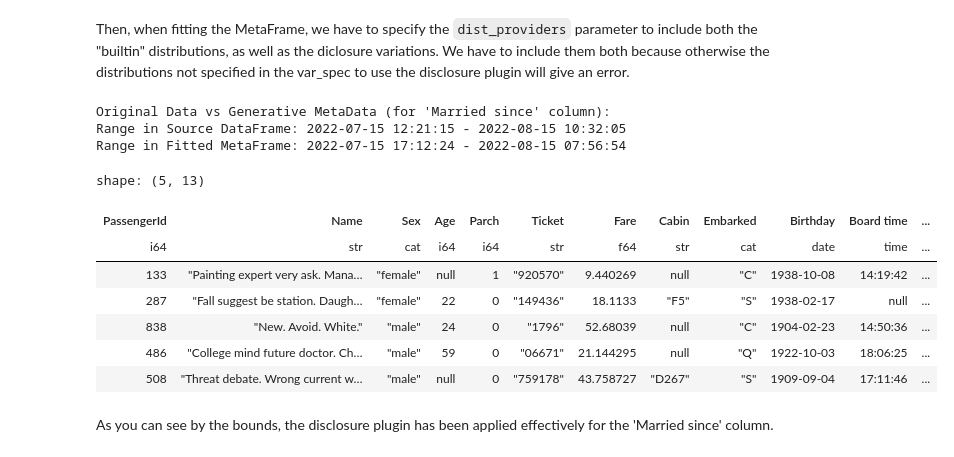
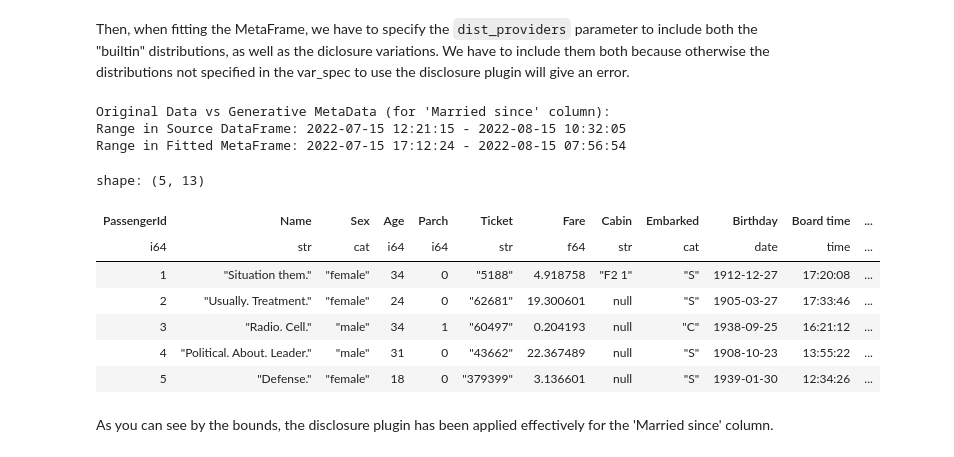
Before and after one commit to sodascience/metasyn-disclosure-control, a Jupyter notebook: examples/usage.ipynb, the cells around one changed output. Cells and saved outputs as stored; diff of their text form; code cells hidden in the pictures.

```diff
--- a/examples/usage.ipynb
+++ b/examples/usage.ipynb
@@ -47,8 +44,14 @@ First, let's look at what happens when we fit a MetaFrame to the data without th
 # %% [markdown]
 ### Without Disclosure Control
 # %%
+# The var spec is optional, but helps overcome the "Variable was detected to be unique, but has not explicitly been set to unique" warning we would otherwise get.
+spec = {
+    VarSpec("PassengerId", unique=True)
+}
+
 mf = MetaFrame.fit_dataframe(
     df=df,
+    var_specs=spec
 )
 
 print(
@@ -75,8 +74,13 @@ By using the disclosure plugin, we can prevent this privacy concern.
 
 We can opt to use the disclosure plugin for the entire MetaFrame, by setting the `privacy` parameter to `DisclosurePrivacy()` when fitting the MetaFrame.
 # %%
+spec = {
+    VarSpec("PassengerId", unique=True)
+}
+
 mf_disclosure = MetaFrame.fit_dataframe(
     df=df,
+    var_specs=spec,
     privacy=DisclosurePrivacy(),  # Make the entire MetaFrame use disclosure control
 )
 
@@ -111,12 +101,12 @@ We can fix this by manually specifying the distributions for the variables that
 # %%
-specs = [
-    # Specify cabin to have a RegexDistribution
-    {"name": "Cabin", "distribution": RegexDistribution(r"[ABCDEF][0-9]{2,3}")},
-]
+spec = {
+    VarSpec("PassengerId", unique=True),
+    VarSpec("Cabin", distribution=RegexDistribution(r"[ABCDEF][0-9]{2,3}")) # Specify cabin to have a RegexDistribution
+}
 
 mf_disclosure = MetaFrame.fit_dataframe(
     df=df,
-    var_specs=specs,
+    var_specs=spec,
     privacy=DisclosurePrivacy(),
 )
 
@@ -142,38 +132,38 @@ To do so, we have to specify the `privacy` parameter for the variable in the var
 
 We can do this as follows:
 # %%
-specs_disclosure = [
-    # Use disclosure control for the 'Married since' column
-    {"name": "Married since", "privacy": DisclosurePrivacy()}
-]
+spec = {
+    VarSpec("PassengerId", unique=True),
+    VarSpec("Married since", privacy=DisclosurePrivacy()) # Use disclosure control for the 'Married since' column
+}
 # %% [markdown]
 Then, when fitting the MetaFrame, we have to specify the `dist_providers` parameter to include both the "builtin" distributions, as well as the diclosure variations.
 We have to include them both because otherwise the distributions not specified in the var_spec to use the disclosure plugin will give an error.
 # %%
 mf_disclosure_alt = MetaFrame.fit_dataframe(
     df=df,
-    var_specs=specs_disclosure,
+    var_specs=spec,
 )
 
 print(
     f"Original Data vs Generative MetaData (for 'Married since' column):\n"
     f"Range in Source DataFrame: {df['Married since'].min()} - {df['Married since'].max()}\n"
     f"Range in Fitted MetaFrame: {mf_disclosure_alt['Married since'].distribution.lower} - {mf_disclosure_alt['Married since'].distribution.upper}"
 )
 
 mf_disclosure_alt.synthesize(5)
 # %% [output]
 Original Data vs Generative MetaData (for 'Married since' column):
 Range in Source DataFrame: 2022-07-15 12:21:15 - 2022-08-15 10:32:05
 Range in Fitted MetaFrame: 2022-07-15 17:12:24 - 2022-08-15 07:56:54
 shape: (5, 13)
 | PassengerId | Name | Sex | Age | Parch | Ticket | Fare | Cabin | Embarked | Birthday | Board time | ... |
 | i64 | str | cat | i64 | i64 | str | f64 | str | cat | date | time | ... |
-| 133 | "Painting expert very ask. Mana… | "female" | null | 1 | "920570" | 9.440269 | null | "C" | 1938-10-08 | 14:19:42 | ... |
-| 287 | "Fall suggest be station. Daugh… | "female" | 22 | 0 | "149436" | 18.1133 | "F5" | "S" | 1938-02-17 | null | ... |
-| 838 | "New. Avoid. White." | "male" | 24 | 0 | "1796" | 52.68039 | null | "C" | 1904-02-23 | 14:50:36 | ... |
-| 486 | "College mind future doctor. Ch… | "male" | 59 | 0 | "06671" | 21.144295 | null | "Q" | 1922-10-03 | 18:06:25 | ... |
-| 508 | "Threat debate. Wrong current w… | "male" | null | 0 | "759178" | 43.758727 | "D267" | "S" | 1909-09-04 | 17:11:46 | ... |
+| 1 | "Situation them." | "female" | 34 | 0 | "5188" | 4.918758 | "F2 1" | "S" | 1912-12-27 | 17:20:08 | ... |
+| 2 | "Usually. Treatment." | "female" | 24 | 0 | "62681" | 19.300601 | null | "S" | 1905-03-27 | 17:33:46 | ... |
+| 3 | "Radio. Cell." | "male" | 34 | 1 | "60497" | 0.204193 | null | "C" | 1938-09-25 | 16:21:12 | ... |
+| 4 | "Political. About. Leader." | "male" | 31 | 0 | "43662" | 22.367489 | null | "S" | 1908-10-23 | 13:55:22 | ... |
+| 5 | "Defense." | "female" | 18 | 0 | "379399" | 3.136601 | null | "S" | 1939-01-30 | 12:34:26 | ... |
 # %% [markdown]
 As you can see by the bounds, the disclosure plugin has been applied effectively for the 'Married since' column.
 # %% [markdown]
```
Also changed, not shown: parts of 10 cells of this notebook.
